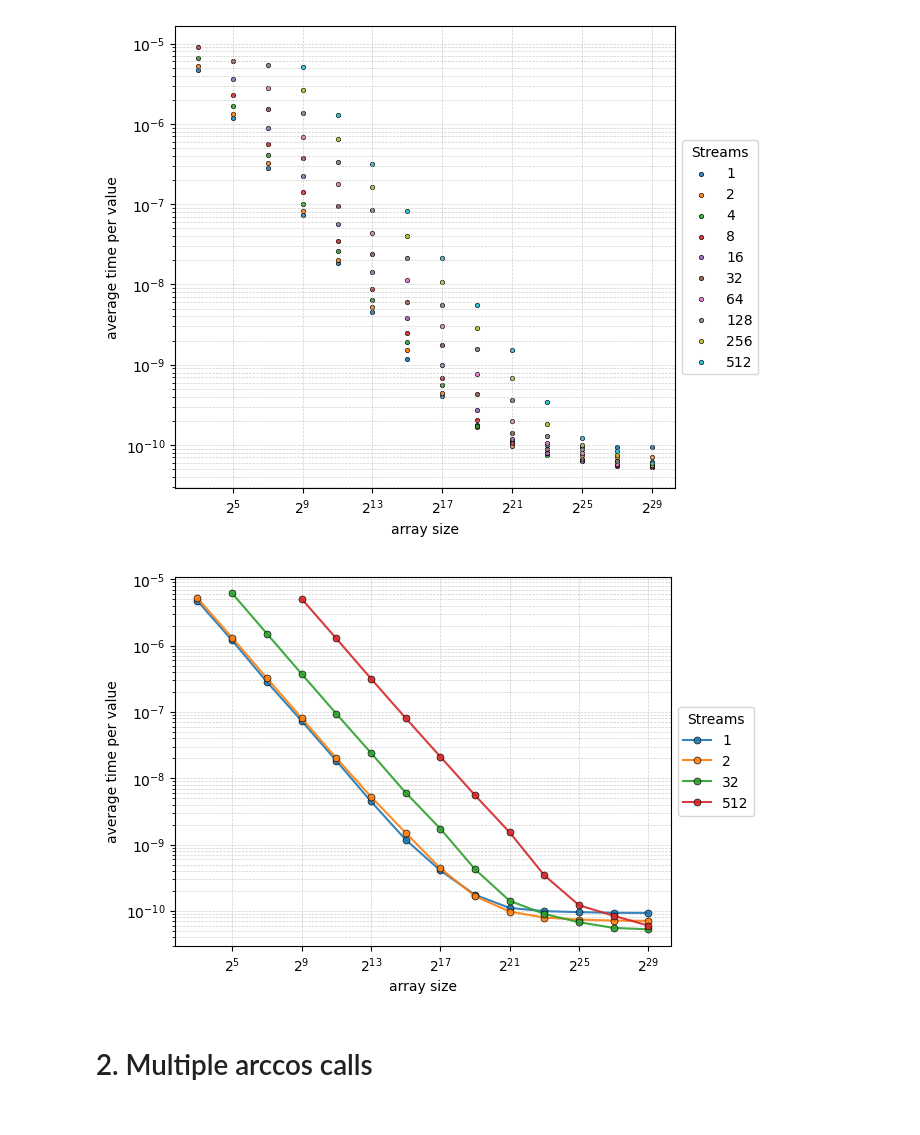
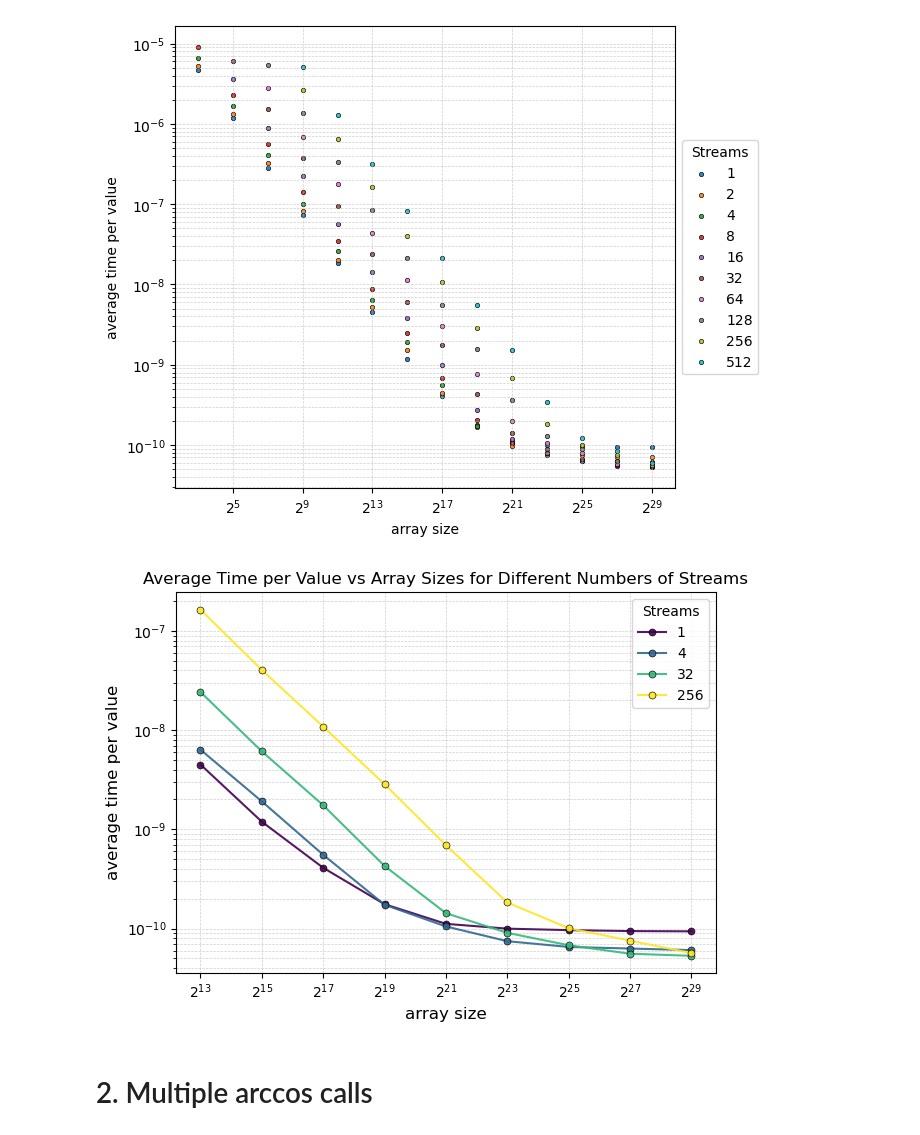
Before and after one commit to grafrap/HPC4WC-overlapping, a Jupyter notebook: measurements/cuda_plots.ipynb, the cells around one changed output. Drawn from its saved outputs; the diff is of its cells as text; code cells hidden in the pictures.

Commit message:
plotting notebook updated

```diff
--- a/measurements/cuda_plots.ipynb
+++ b/measurements/cuda_plots.ipynb
@@ -95,7 +95,7 @@ for idx, size in enumerate(reduced_sizes):
              alpha=0.9,                 # Transparency
              markeredgecolor='black',  # Edge color
              markeredgewidth=0.5,      # Edge thickness
-             label=f'{size:,}',
+             label = f'$2^{{{int(np.log2(size))}}}$',
              color = colors[idx])
 
 plt.axhline(y=1, color='gray', linestyle='--', linewidth=1)
@@ -103,7 +103,7 @@ plt.xscale('log', base = 2)
 #plt.yscale('log')
 plt.xlabel('number of streams', fontsize = 12)
 plt.ylabel('speedup', fontsize = 12)
-plt.legend(title="Size", loc='best', fontsize='medium', title_fontsize='medium')
+plt.legend(title="Size", loc='lower left', fontsize='medium', title_fontsize='medium')
 plt.grid(True, which='both', linestyle='--', linewidth=0.5, alpha=0.6)
 plt.title("Speedup vs Number of Streams for Different Array Sizes")
 plt.tight_layout()
@@ -261,0 +297,11 @@ plt.show()
+# %%
+size = 2**29
+print("results for size = ", size)
+print()
+
+sub_df = df[df['Size'] == size]
+times = np.array(sub_df['Time'])
+
+for idx in range(len(numstreams)):
+    print(numstreams[idx], " streams, speedup in comparison to 1 stream = ", times[0] / times[idx])
+    print()
@@ -264,6 +328,7 @@ plt.show()
 # %%
 sizes = df['Size'].unique()
 numstreams = df['NUM_STREAMS'].unique()
+colors = plt.cm.viridis(np.linspace(0, 1, 4))
 
 plt.figure(figsize=(8, 6))
 
@@ -274,7 +339,7 @@ for idx, size in enumerate(numstreams):
                 label=f'{size:,}',  # Adds thousands separators
                 s=10,  # Larger dots
                 alpha=0.9,  # Slight transparency
-                edgecolor='black', linewidth=0.5)
+                edgecolor='black', linewidth=0.5,)
 
 plt.xscale('log', base = 2)
 #plt.yscale('log', base = 2)
@@ -291,46 +356,36 @@ plt.show()
 # %% [output]
 [figure]
 # %%
-sub_df = df[df['NUM_STREAMS'] == 1]
-plt.plot(sub_df['Size'], sub_df['Time']/sub_df['Size'],
-                 marker='o',                # Dots
-                 markersize=5,              # Similar to s=10 in scatter
-                 alpha=0.9,                 # Transparency
-                 markeredgecolor='black',  # Edge color
-                 markeredgewidth=0.5,      # Edge thickness
-                 label=f'{1:,}')
-sub_df = df[df['NUM_STREAMS'] == 2]
-plt.plot(sub_df['Size'], sub_df['Time']/sub_df['Size'],
-                 marker='o',                # Dots
-                 markersize=5,              # Similar to s=10 in scatter
-                 alpha=0.9,                 # Transparency
-                 markeredgecolor='black',  # Edge color
-                 markeredgewidth=0.5,      # Edge thickness
-                 label=f'{2:,}')
-sub_df = df[df['NUM_STREAMS'] == 32]
-plt.plot(sub_df['Size'], sub_df['Time']/sub_df['Size'],
-                 marker='o',                # Dots
-                 markersize=5,              # Similar to s=10 in scatter
-                 alpha=0.9,                 # Transparency
-                 markeredgecolor='black',  # Edge color
-                 markeredgewidth=0.5,      # Edge thickness
-                 label=f'{32:,}')
-sub_df = df[df['NUM_STREAMS'] == 512]
-plt.plot(sub_df['Size'], sub_df['Time']/sub_df['Size'],
-                 marker='o',                # Dots
-                 markersize=5,              # Similar to s=10 in scatter
-                 alpha=0.9,                 # Transparency
-                 markeredgecolor='black',  # Edge color
-                 markeredgewidth=0.5,      # Edge thickness
-                 label=f'{512:,}')
+stream_counts = [1, 4, 32, 128, 512]
+stream_counts = [1, 4, 32, 256]
+colors = plt.cm.viridis(np.linspace(0, 1, len(stream_counts)))
 
-plt.xscale('log', base = 2)
+for idx, num_streams in enumerate(stream_counts):
+    sub_df = df[(df['NUM_STREAMS'] == num_streams) & (df['Size'] >= 2**13)]
+    plt.plot(sub_df['Size'], sub_df['Time'] / sub_df['Size'],
+             marker='o',
+             markersize=5,
+             alpha=0.9,
+             markeredgecolor='black',
+             markeredgewidth=0.5,
+             label=f'{num_streams:,}',
+             color = colors[idx] )
+
+plt.xscale('log', base=2)
+tick_exponents = range(13, 30, 2)
+tick_values = [2**e for e in tick_exponents]
+tick_labels = [f'$2^{{{e}}}$' for e in tick_exponents]
+plt.xticks(tick_values, tick_labels)
 plt.yscale('log')
-plt.xlabel('array size')
-plt.ylabel('average time per value')
-plt.legend(loc='center left', bbox_to_anchor=(1, 0.5), title='Streams')
+plt.xlabel('array size', fontsize = 12)
+plt.ylabel('average time per value', fontsize = 12)
 plt.grid(True, which='both', linestyle='--', linewidth=0.5, alpha=0.6)
+plt.legend(title="Streams", loc='best', fontsize='medium', title_fontsize='medium')
+plt.title("Average Time per Value vs Array Sizes for Different Numbers of Streams")
+plt.tight_layout()
+plt.savefig('arccos_timepervalue_size.pdf', bbox_inches='tight')
+plt.show()
 # %% [output]
-[figure, old version]
+[figure, new version]
 # %% [markdown]
 # 2. Multiple arccos calls
```
Also changed, not shown: parts of 51 cells of this notebook.
